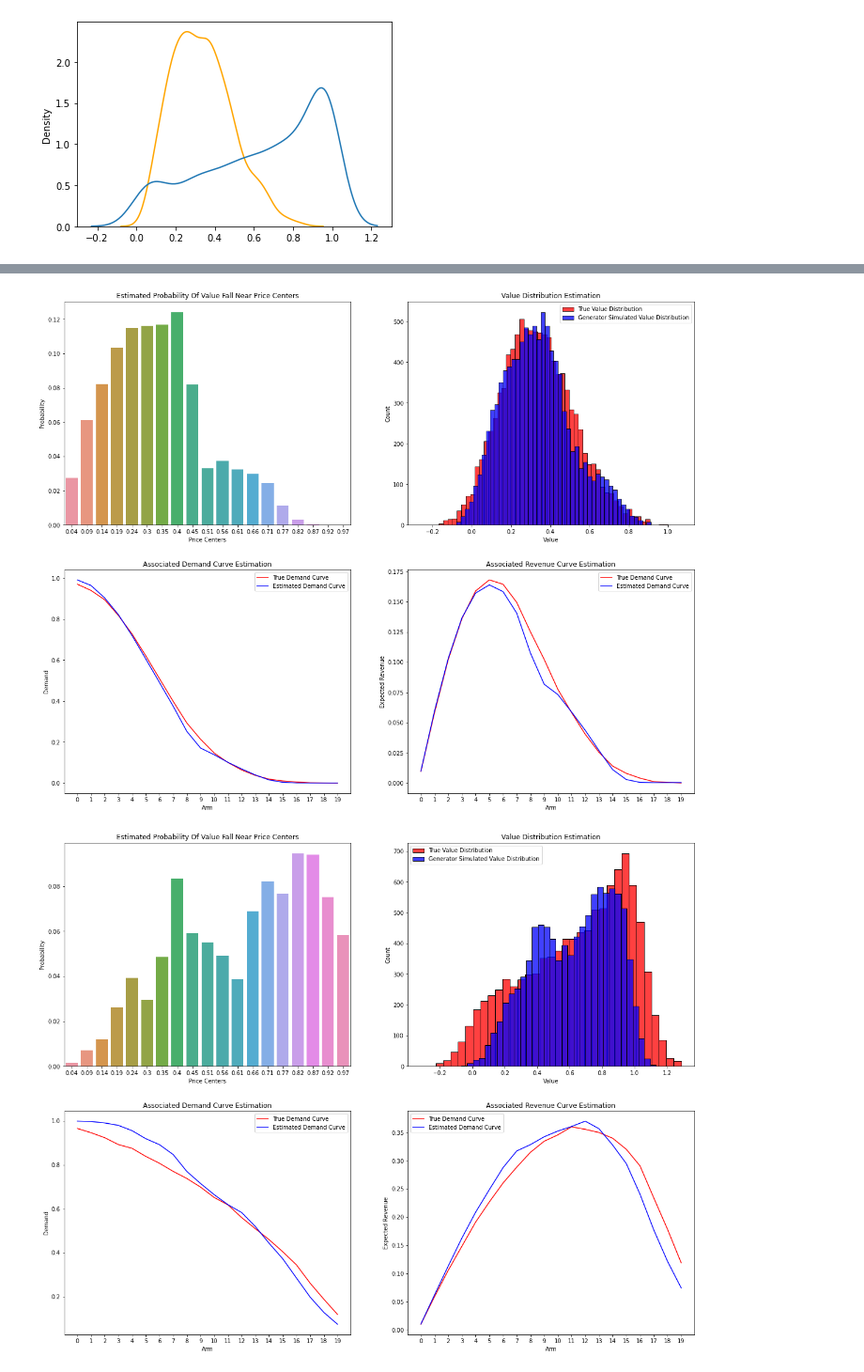
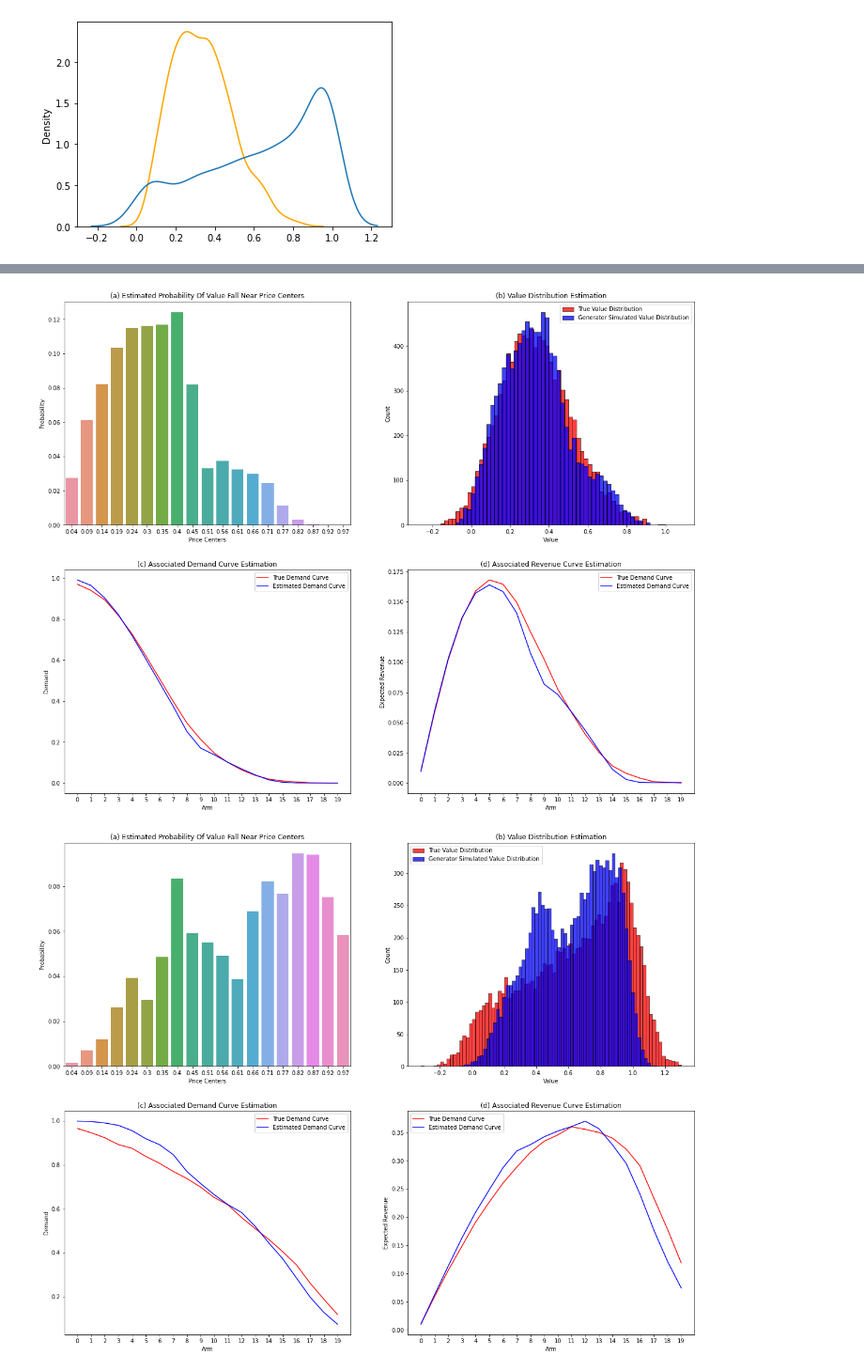
Before and after one commit to jus030245/ACIDP, a Jupyter notebook: demand_curve_estimate.ipynb, the cells around one changed output, grey strips where cells are left out. Shown at 94% size. Cells and saved outputs as stored; diff of their text form; code cells hidden in the pictures.

```diff
--- a/demand_curve_estimate.ipynb
+++ b/demand_curve_estimate.ipynb
@@ -79,14 +79,14 @@ fig, ax = plt.subplots(2, 2, figsize=(20, 16))
 sns.barplot(ax=ax[0, 0], x=IDS_1.price_list_simu.round(2), y=pmf_stage1)
 ax[0, 0].set_xlabel('Price Centers')
 ax[0, 0].set_ylabel('Probability')
-ax[0, 0].set_title('Estimated Probability Of Value Fall Near Price Centers')
+ax[0, 0].set_title('(a) Estimated Probability Of Value Fall Near Price Centers')
 
 #value
-sns.histplot(ax=ax[0, 1], data=true_value_stage1, color='red')
-sns.histplot(ax=ax[0, 1], data=value_stage1, color='blue')
+sns.histplot(ax=ax[0, 1], data=true_value_stage1, color='red', binwidth=0.02)
+sns.histplot(ax=ax[0, 1], data=value_stage1, color='blue', binwidth=0.02)
 ax[0, 1].legend(['True Value Distribution', 'Generator Simulated Value Distribution'])
 ax[0, 1].set_xlabel('Value')
-ax[0, 1].set_title('Value Distribution Estimation')
+ax[0, 1].set_title('(b) Value Distribution Estimation')
 
 #demand
 df1['demand'] = df1['reward'] / df1['price']
@@ -97,7 +97,7 @@ ax[1, 0].legend(['True Demand Curve', 'Estimated Demand Curve'])
 ax[1, 0].set_xlabel('Arm')
 ax[1, 0].set_ylabel('Demand')
 ax[1, 0].set_xticks(np.arange(20))
-ax[1, 0].set_title('Associated Demand Curve Estimation')
+ax[1, 0].set_title('(c) Associated Demand Curve Estimation')
 
 #Revenue
 sns.lineplot(ax=ax[1, 1], data=true_demand * price_list, color='red')
@@ -106,46 +106,46 @@ ax[1, 1].legend(['True Demand Curve', 'Estimated Demand Curve'])
 ax[1, 1].set_ylabel('Expected Revenue')
 ax[1, 1].set_xlabel('Arm')
 ax[1, 1].set_xticks(np.arange(20))
-ax[1, 1].set_title('Associated Revenue Curve Estimation')
+ax[1, 1].set_title('(d) Associated Revenue Curve Estimation')
 
 plt.show()
 # %% [output]
-[figure, old version]
+[figure, new version]
 # %%
 fig, ax = plt.subplots(2, 2, figsize=(20, 16))
 #pmf
 sns.barplot(ax=ax[0, 0], x=IDS_1.price_list_simu.round(2), y=pmf_stage2)
 ax[0, 0].set_xlabel('Price Centers')
 ax[0, 0].set_ylabel('Probability')
-ax[0, 0].set_title('Estimated Probability Of Value Fall Near Price Centers')
+ax[0, 0].set_title('(a) Estimated Probability Of Value Fall Near Price Centers')
 
 #value
-sns.histplot(ax=ax[0, 1], data=true_value_stage2, color='red')
-sns.histplot(ax=ax[0, 1], data=value_stage2, color='blue')
+sns.histplot(ax=ax[0, 1], data=true_value_stage2, color='red', binwidth=0.02)
+sns.histplot(ax=ax[0, 1], data=value_stage2, color='blue', binwidth=0.02)
 ax[0, 1].legend(['True Value Distribution', 'Generator Simulated Value Distribution'])
 ax[0, 1].set_xlabel('Value')
-ax[0, 1].set_title('Value Distribution Estimation')
+ax[0, 1].set_title('(b) Value Distribution Estimation')
 
 #demand
 df2['demand'] = df2['reward'] / df2['price']
 true_demand = df2.groupby('arm').demand.mean()/10
 sns.lineplot(ax=ax[1, 0], data=true_demand, color='red')
 sns.lineplot(ax=ax[1, 0], data=demand_stage2, color='blue')
 ax[1, 0].legend(['True Demand Curve', 'Estimated Demand Curve'])
 ax[1, 0].set_xlabel('Arm')
 ax[1, 0].set_ylabel('Demand')
 ax[1, 0].set_xticks(np.arange(20))
-ax[1, 0].set_title('Associated Demand Curve Estimation')
+ax[1, 0].set_title('(c) Associated Demand Curve Estimation')
 
 #Revenue
 sns.lineplot(ax=ax[1, 1], data=true_demand * price_list, color='red')
 sns.lineplot(ax=ax[1, 1], data=demand_stage2 * price_list, color='blue')
 ax[1, 1].legend(['True Demand Curve', 'Estimated Demand Curve'])
 ax[1, 1].set_ylabel('Expected Revenue')
 ax[1, 1].set_xlabel('Arm')
 ax[1, 1].set_xticks(np.arange(20))
-ax[1, 1].set_title('Associated Revenue Curve Estimation')
+ax[1, 1].set_title('(d) Associated Revenue Curve Estimation')
 
 plt.show()
 # %% [output]
-[figure, old version]
+[figure, new version]
```
Also changed, not shown: 14 other files.
